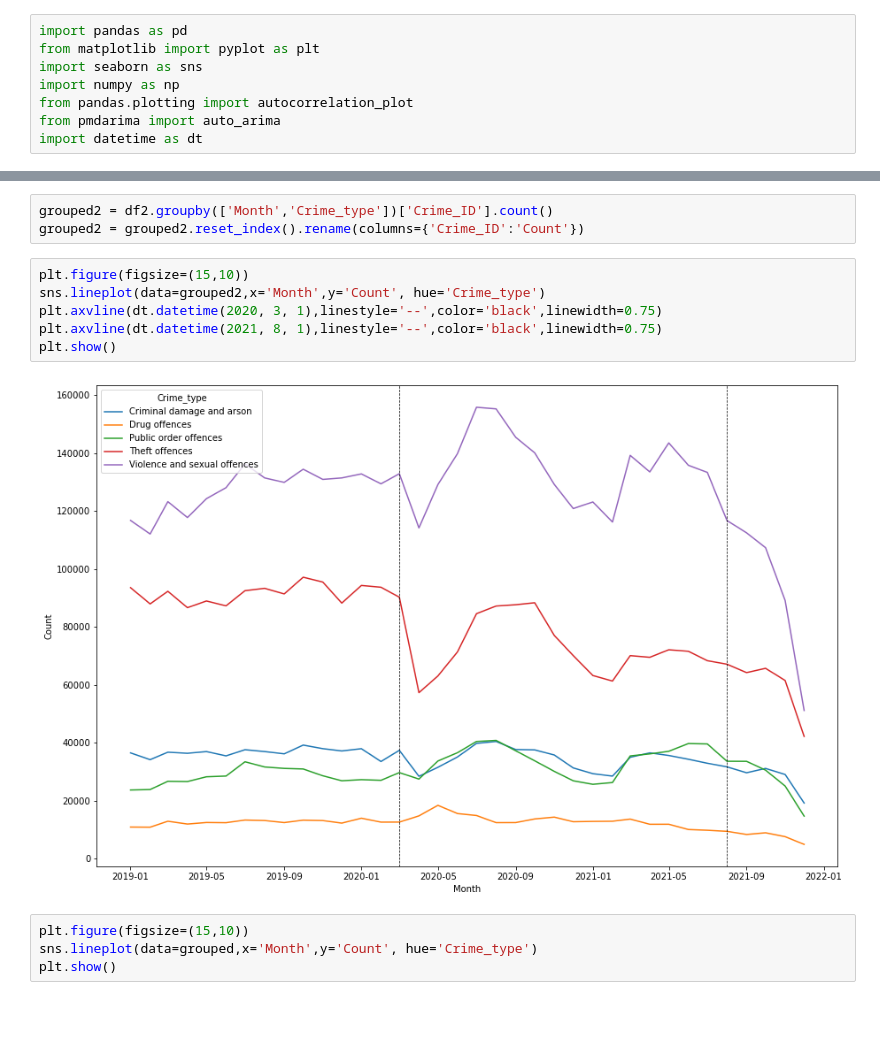
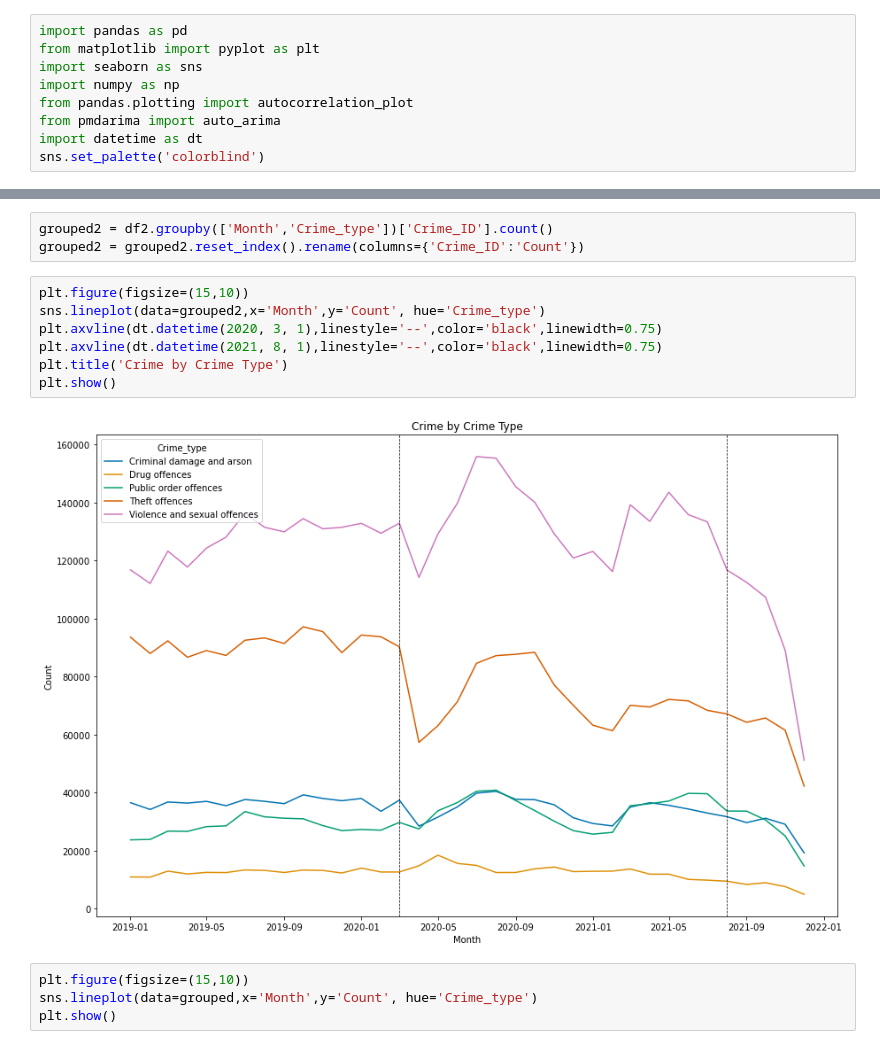
Before and after one commit to elliot-linsey/QMUL, a Jupyter notebook: EOY Project/Untitled Folder/ARIMA-Copy1.ipynb, the cells around one changed output, grey strips where cells are left out. Cells and saved outputs as stored; diff of their text form; blank space fills up the shorter version.

```diff
--- a/EOY Project/Untitled Folder/ARIMA-Copy1.ipynb
+++ b/EOY Project/Untitled Folder/ARIMA-Copy1.ipynb
@@ -6,6 +6,7 @@ import numpy as np
 from pandas.plotting import autocorrelation_plot
 from pmdarima import auto_arima
 import datetime as dt
+sns.set_palette('colorblind')
 # %%
 df = pd.read_csv(r"D:\EOY Datasets\Full Datasets\Everything_NonCovid.csv",index_col=0)
 # %%
@@ -43,11 +44,12 @@ grouped2 = grouped2.reset_index().rename(columns={'Crime_ID':'Count'})
 # %%
 plt.figure(figsize=(15,10))
 sns.lineplot(data=grouped2,x='Month',y='Count', hue='Crime_type')
 plt.axvline(dt.datetime(2020, 3, 1),linestyle='--',color='black',linewidth=0.75)
 plt.axvline(dt.datetime(2021, 8, 1),linestyle='--',color='black',linewidth=0.75)
+plt.title('Crime by Crime Type')
 plt.show()
 # %% [output]
-[figure, old version]
+[figure, new version]
 # %%
 plt.figure(figsize=(15,10))
 sns.lineplot(data=grouped,x='Month',y='Count', hue='Crime_type')
```
Also changed, not shown: parts of 2 cells of this notebook, 9 other files.
